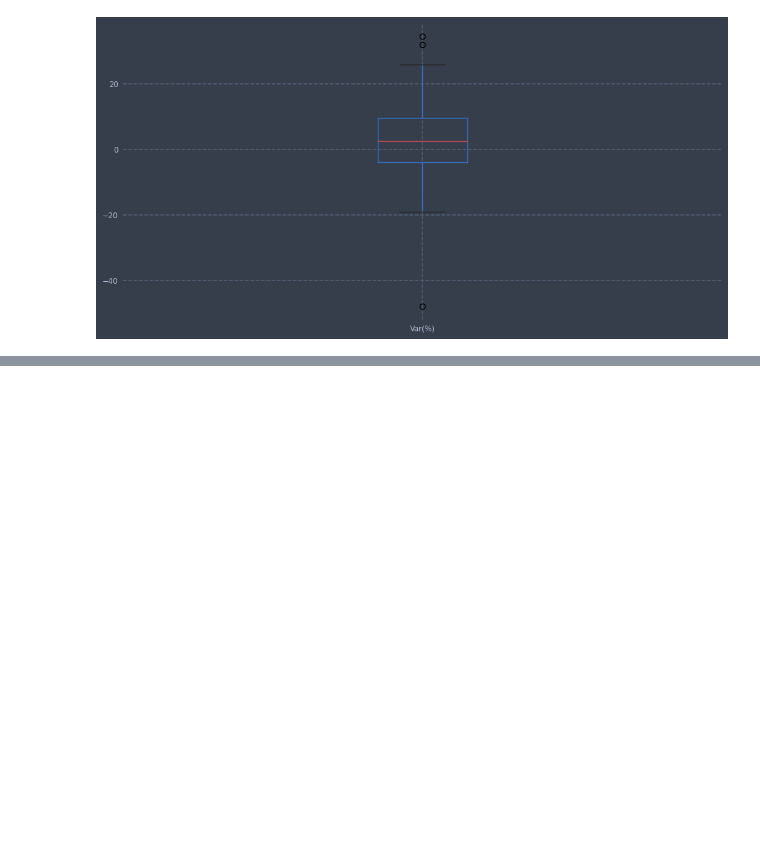
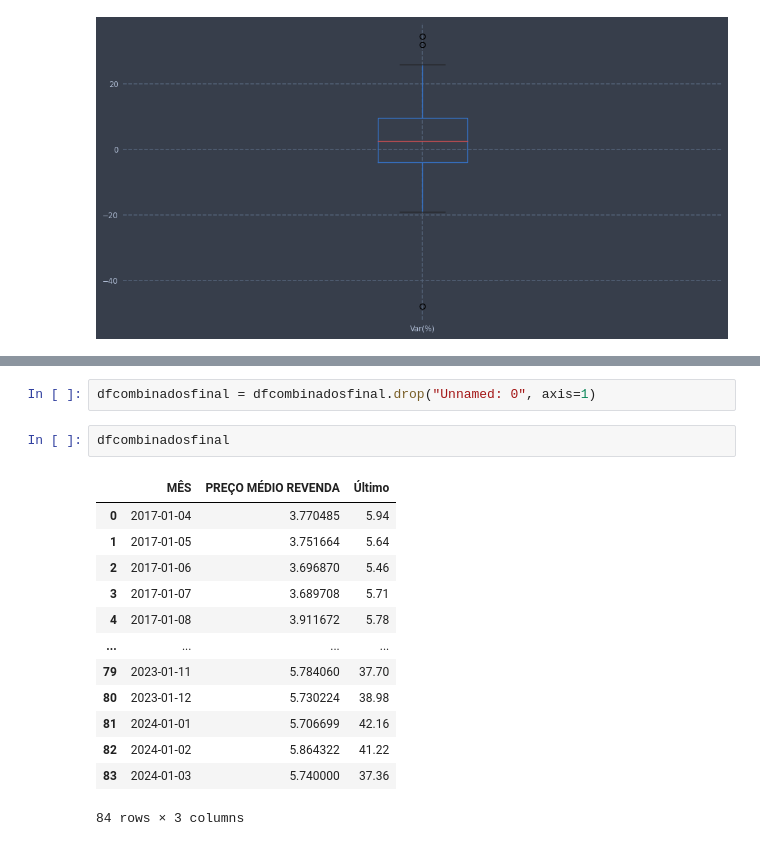
Before and after one commit to DjallenDias/IDSProject, a Jupyter notebook: notebook.ipynb, the cells around one changed output, grey strips where cells are left out. Saved outputs shown, nothing was run; the diff lists cells and outputs as text; blank space fills up the shorter version.

```diff
--- a/notebook.ipynb
+++ b/notebook.ipynb
@@ -103,0 +243,18 @@ ax = petr3_df.boxplot(column = "Var(%)", figsize = (12,6))
+# %%
+dfcombinadosfinal = dfcombinadosfinal.drop("Unnamed: 0", axis=1)
+# %%
+dfcombinadosfinal
+# %% [output]
+|  | MÊS | PREÇO MÉDIO REVENDA | Último |
+| 0 | 2017-01-04 | 3.770485 | 5.94 |
+| 1 | 2017-01-05 | 3.751664 | 5.64 |
+| 2 | 2017-01-06 | 3.696870 | 5.46 |
+| 3 | 2017-01-07 | 3.689708 | 5.71 |
+| 4 | 2017-01-08 | 3.911672 | 5.78 |
+| ... | ... | ... | ... |
+| 79 | 2023-01-11 | 5.784060 | 37.70 |
+| 80 | 2023-01-12 | 5.730224 | 38.98 |
+| 81 | 2024-01-01 | 5.706699 | 42.16 |
+| 82 | 2024-01-02 | 5.864322 | 41.22 |
+| 83 | 2024-01-03 | 5.740000 | 37.36 |
+84 rows × 3 columns
```
Also changed, not shown: parts of 30 cells of this notebook, 2 other files.
